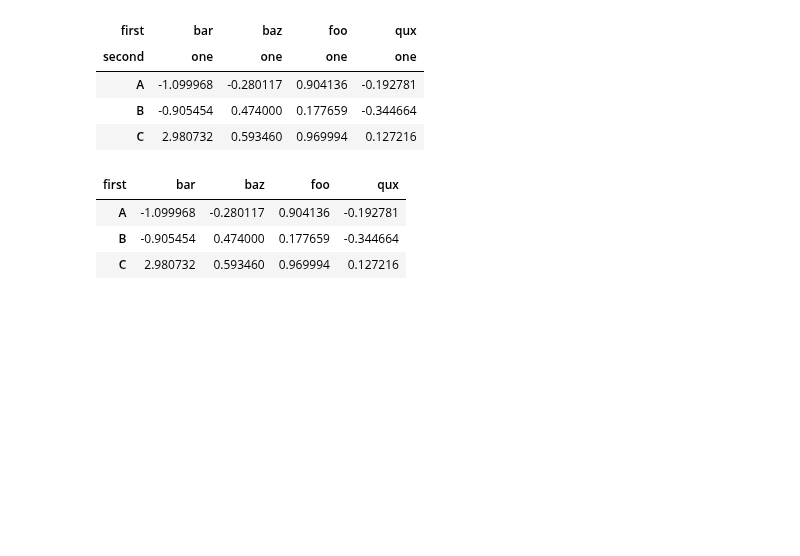
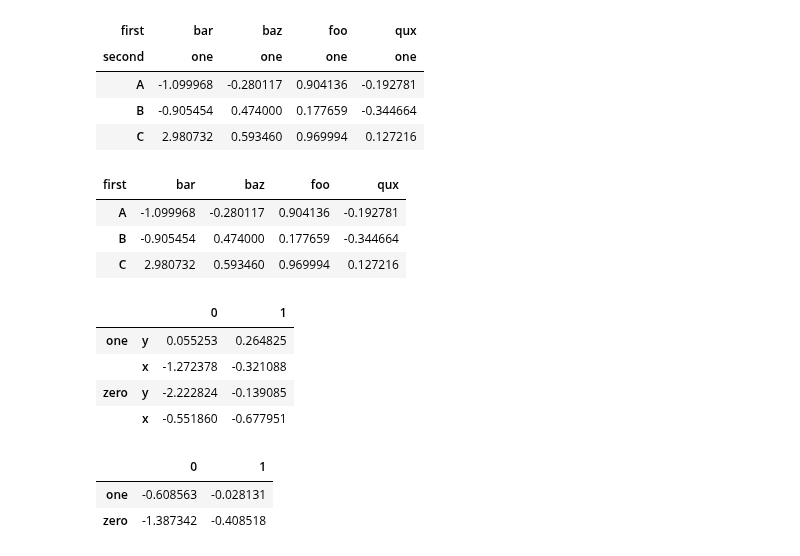
Before and after one commit to ilyak93/self-studying, a Jupyter notebook: DataEngineering/pandas/pandas_advanced_indexing.ipynb, the cells around one changed output. Drawn from its saved outputs; the diff is of its cells as text; code cells hidden in the pictures; blank space fills up the shorter version.

```diff
--- a/DataEngineering/pandas/pandas_advanced_indexing.ipynb
+++ b/DataEngineering/pandas/pandas_advanced_indexing.ipynb
@@ -883,3 +883,28 @@ df.xs("one", level="second", axis=1, drop_level=True)
 | A | -1.099968 | -0.280117 | 0.904136 | -0.192781 |
 | B | -0.905454 | 0.474000 | 0.177659 | -0.344664 |
 | C | 2.980732 | 0.593460 | 0.969994 | 0.127216 |
+# %%
+midx = pd.MultiIndex(
+
+    levels=[["zero", "one"], ["x", "y"]], codes=[[1, 1, 0, 0], [1, 0, 1, 0]]
+
+)
+
+
+
+df = pd.DataFrame(np.random.randn(4, 2), index=midx)
+
+df
+# %% [output]
+|  |  | 0 | 1 |
+| one | y | 0.055253 | 0.264825 |
+|  | x | -1.272378 | -0.321088 |
+| zero | y | -2.222824 | -0.139085 |
+|  | x | -0.551860 | -0.677951 |
+# %%
+df2 = df.groupby(level=0).mean()
+df2
+# %% [output]
+|  | 0 | 1 |
+| one | -0.608563 | -0.028131 |
+| zero | -1.387342 | -0.408518 |
```
Also changed, not shown: parts of 13 cells of this notebook.
